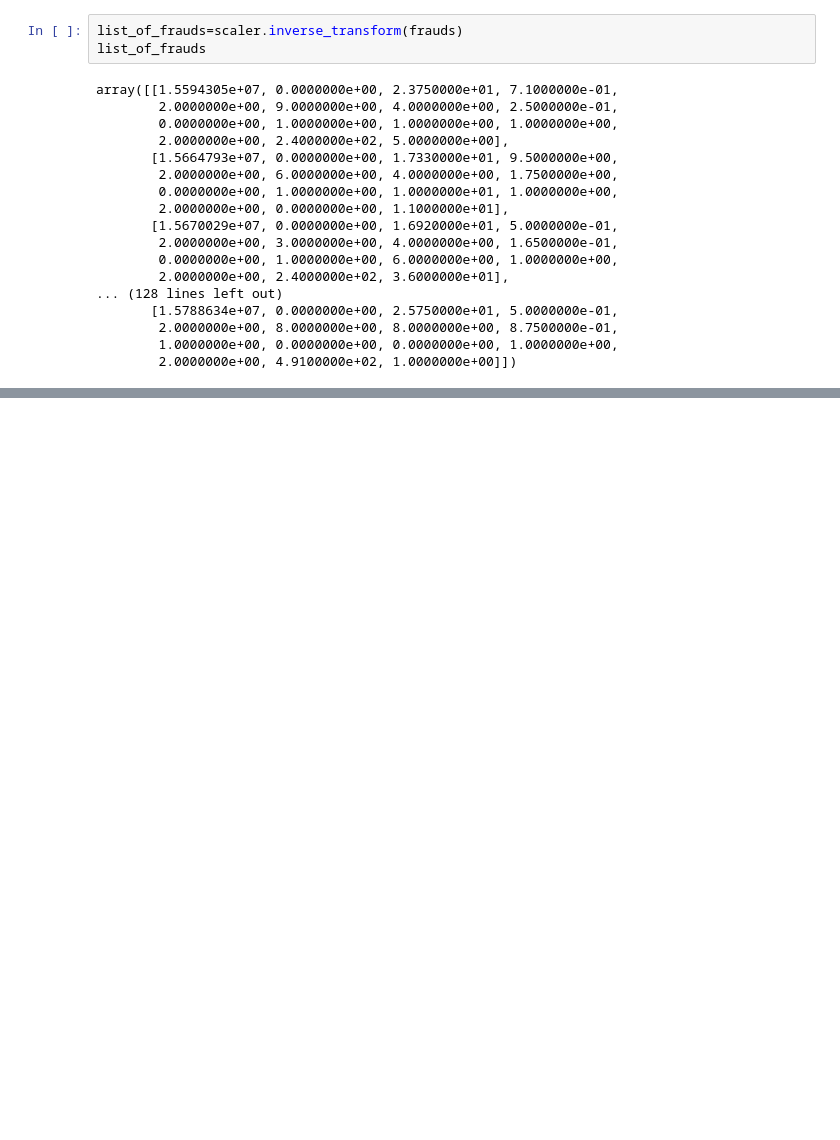
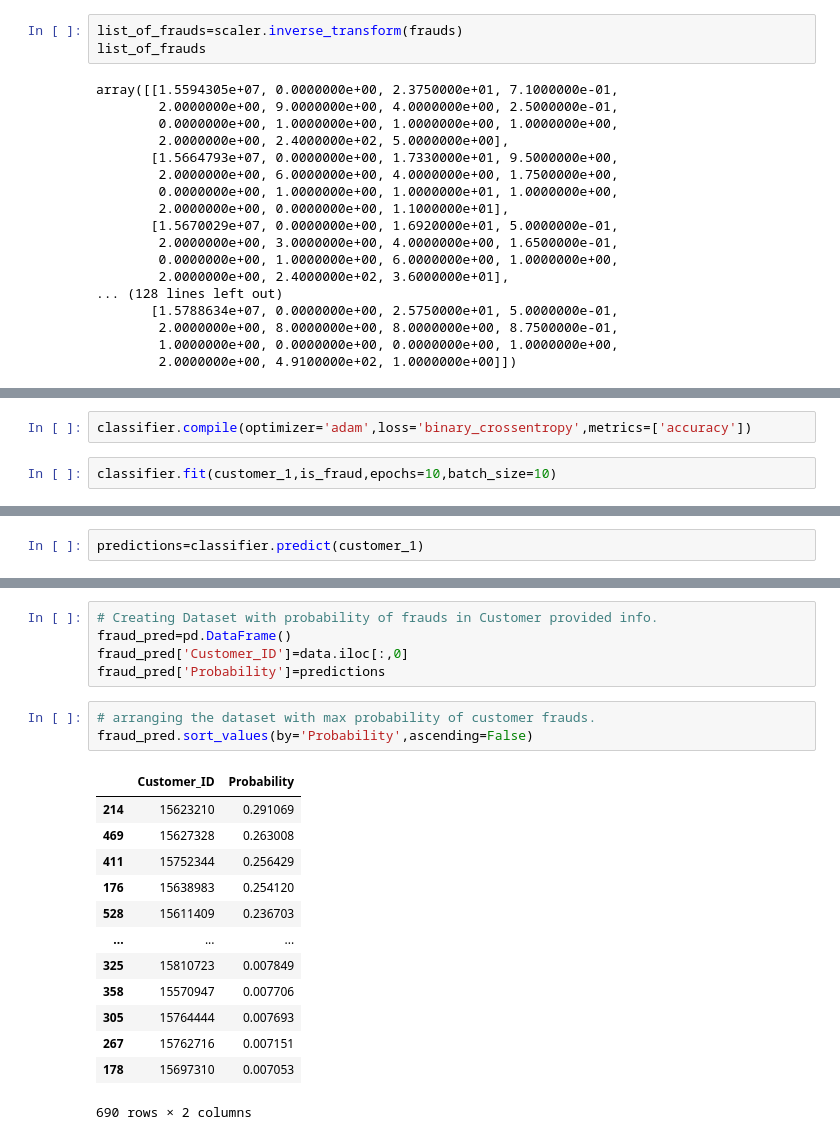
Before and after one commit to karan1289/Detecting-Credit-card-fraud-using-Self-Organizing-Maps, a Jupyter notebook: Banking fraud detection using Self organizing map.ipynb, the cells around one changed output, grey strips where cells are left out. Drawn from its saved outputs; the diff is of its cells as text; blank space fills up the shorter version.

```diff
--- a/Banking fraud detection using Self organizing map.ipynb
+++ b/Banking fraud detection using Self organizing map.ipynb
@@ -142,0 +170,4 @@ pd.DataFrame(list_of_frauds)
+# %%
+classifier.compile(optimizer='adam',loss='binary_crossentropy',metrics=['accuracy'])
+# %%
+classifier.fit(customer_1,is_fraud,epochs=10,batch_size=10)
@@ -142,0 +196,2 @@ pd.DataFrame(list_of_frauds)
+# %%
+predictions=classifier.predict(customer_1)
@@ -142,0 +218,22 @@ pd.DataFrame(list_of_frauds)
+# %%
+# Creating Dataset with probability of frauds in Customer provided info.
+fraud_pred=pd.DataFrame()
+fraud_pred['Customer_ID']=data.iloc[:,0]
+fraud_pred['Probability']=predictions
+# %%
+# arranging the dataset with max probability of customer frauds.
+fraud_pred.sort_values(by='Probability',ascending=False)
+# %% [output]
+|  | Customer_ID | Probability |
+| 214 | 15623210 | 0.291069 |
+| 469 | 15627328 | 0.263008 |
+| 411 | 15752344 | 0.256429 |
+| 176 | 15638983 | 0.254120 |
+| 528 | 15611409 | 0.236703 |
+| ... | ... | ... |
+| 325 | 15810723 | 0.007849 |
+| 358 | 15570947 | 0.007706 |
+| 305 | 15764444 | 0.007693 |
+| 267 | 15762716 | 0.007151 |
+| 178 | 15697310 | 0.007053 |
+690 rows × 2 columns
```
Also changed, not shown: parts of 10 cells of this notebook.
